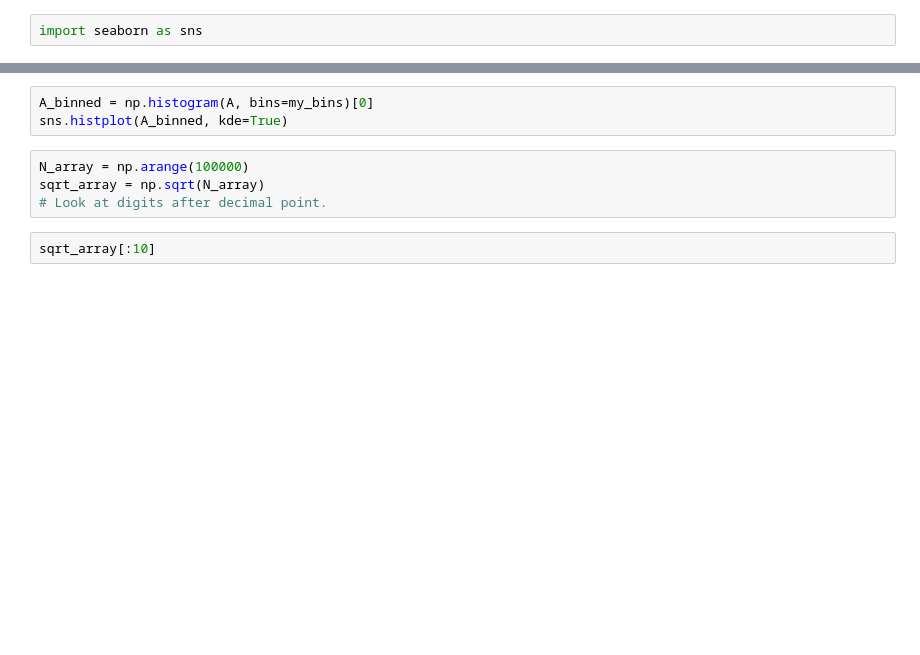
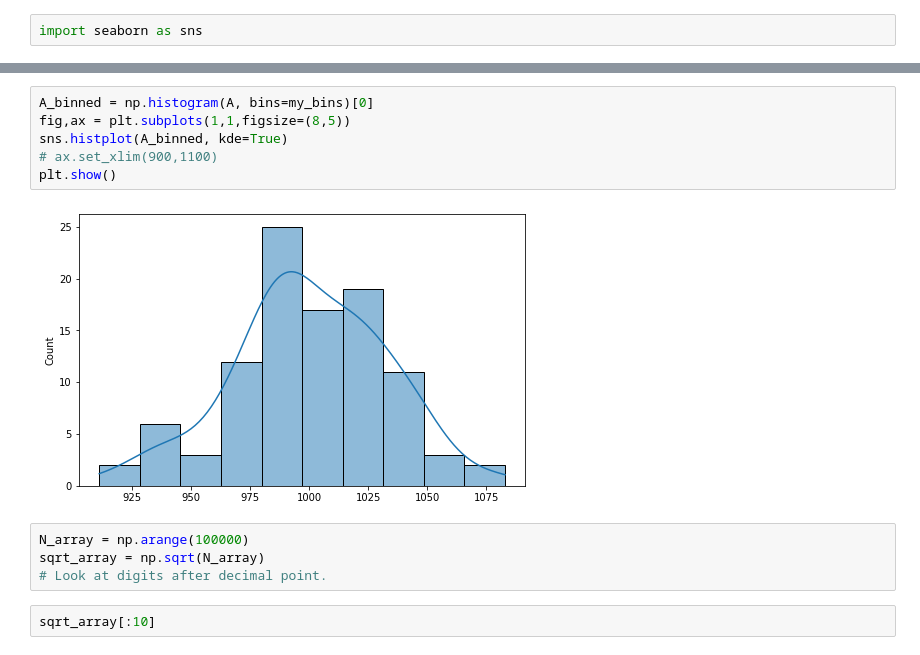
Before and after one commit to MartyWeissman/PythonForMathematics, a Jupyter notebook: Math152_Mar9_2021.ipynb, the cells around one changed output, grey strips where cells are left out. Cells and saved outputs as stored; diff of their text form; blank space fills up the shorter version.

```diff
--- a/Math152_Mar9_2021.ipynb
+++ b/Math152_Mar9_2021.ipynb
@@ -26,6 +70,11 @@ np.histogram(A, bins=my_bins) # Get histogram data instead of plot.
 # %%
 A_binned = np.histogram(A, bins=my_bins)[0]
+fig,ax = plt.subplots(1,1,figsize=(8,5))
 sns.histplot(A_binned, kde=True)
+# ax.set_xlim(900,1100)
+plt.show()
+# %% [output]
+[figure, added]
 # %%
 N_array = np.arange(100000)
 sqrt_array = np.sqrt(N_array)
```
Also changed, not shown: parts of 21 cells of this notebook.
